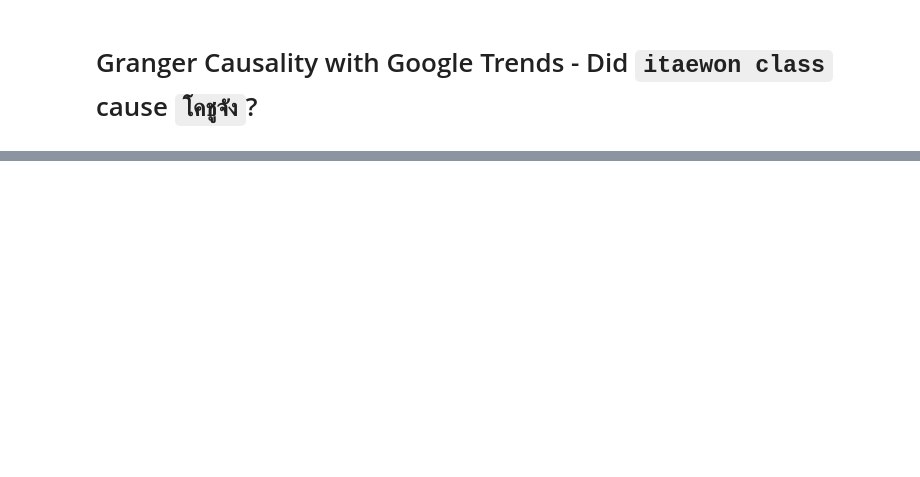
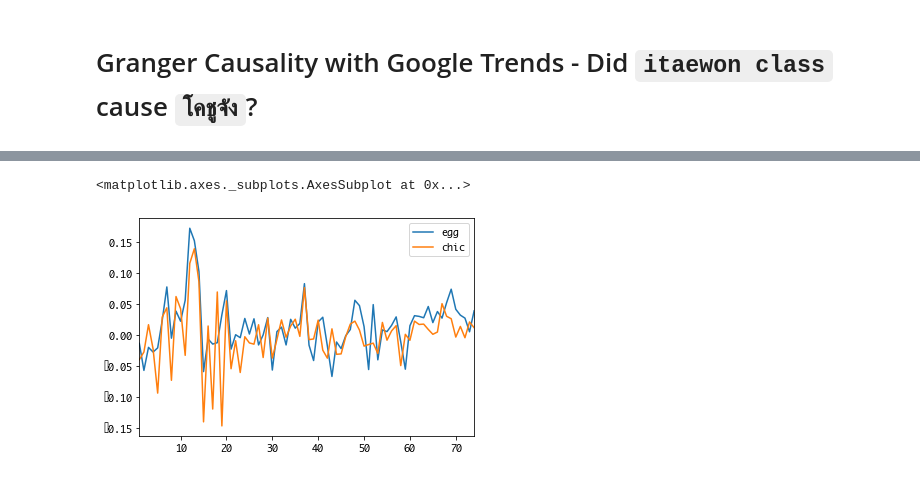
Before and after one commit to cstorm125/granger, a Jupyter notebook: trend_granger.ipynb, the cells around one changed output, grey strips where cells are left out. Cells and saved outputs as stored; diff of their text form; code cells hidden in the pictures; blank space fills up the shorter version.

```diff
--- a/trend_granger.ipynb
+++ b/trend_granger.ipynb
@@ -97,0 +131,6 @@ p_df.iloc[:,1:].plot()
+# %%
+diff_df = df.diff(1).dropna()
+diff_df.plot()
+# %% [output]
+<matplotlib.axes._subplots.AxesSubplot at 0x...>
+[figure, added]
```
Also changed, not shown: parts of 10 cells of this notebook, 1 other file.
